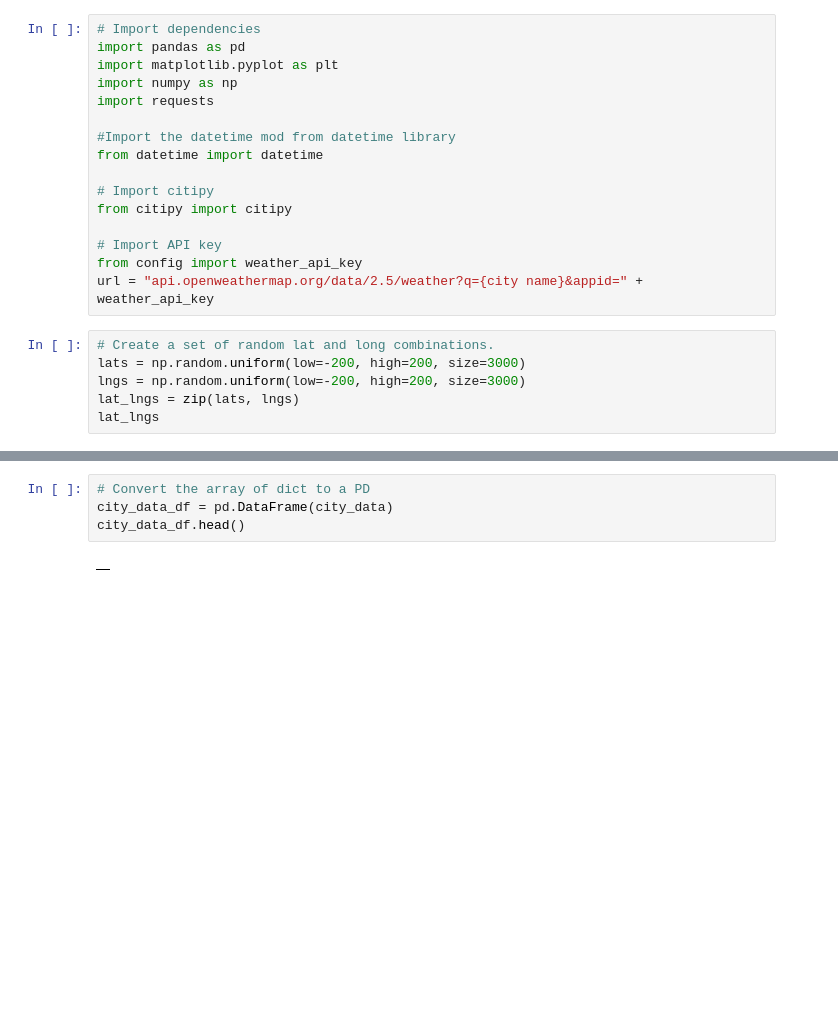
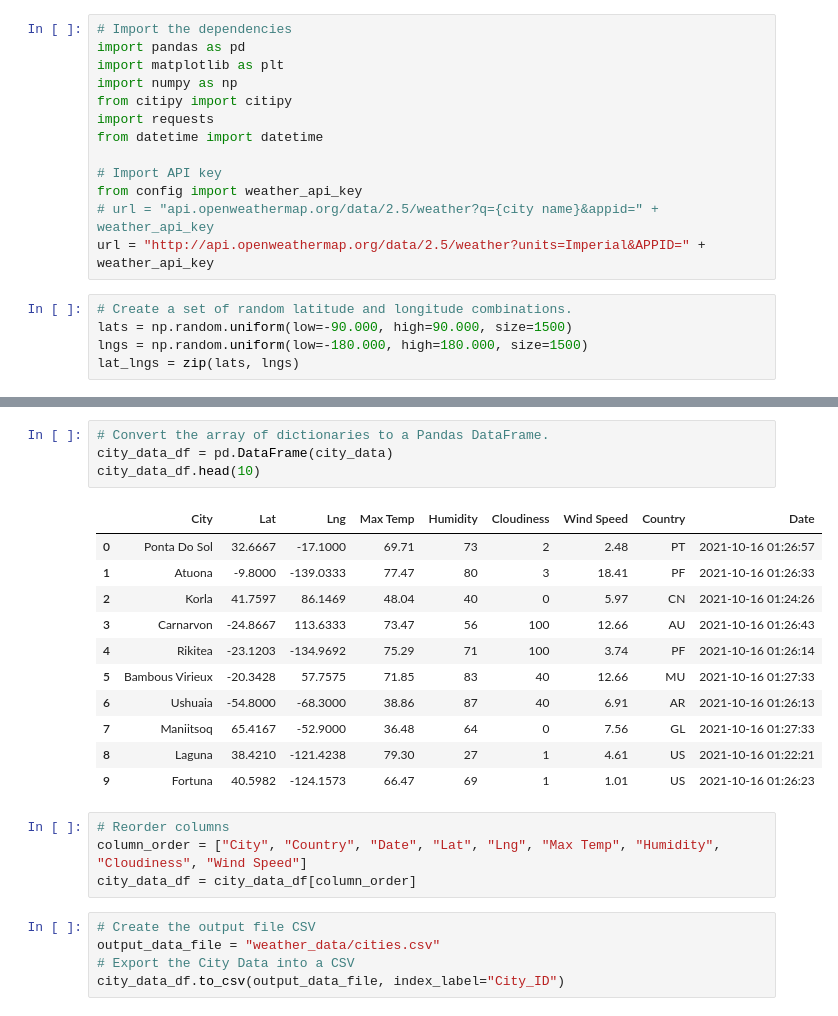
Before and after one commit to Rmccusker86/World_Weather_Analysis, a Jupyter notebook: WeatherPy.ipynb, the cells around one changed output, grey strips where cells are left out. Saved outputs shown, nothing was run; the diff lists cells and outputs as text; blank space fills up the shorter version.

```diff
--- a/WeatherPy.ipynb
+++ b/WeatherPy.ipynb
@@ -1,22 +1,18 @@
 # %%
-# Import dependencies
+# Import the dependencies
 import pandas as pd
-import matplotlib.pyplot as plt
+import matplotlib as plt
 import numpy as np
+from citipy import citipy
 import requests
-
-#Import the datetime mod from datetime library
 from datetime import datetime
-
-# Import citipy
-from citipy import citipy
 
 # Import API key
 from config import weather_api_key
-url = "api.openweathermap.org/data/2.5/weather?q={city name}&appid=" + weather_api_key
+# url = "api.openweathermap.org/data/2.5/weather?q={city name}&appid=" + weather_api_key
+url = "http://api.openweathermap.org/data/2.5/weather?units=Imperial&APPID=" + weather_api_key
 # %%
-# Create a set of random lat and long combinations.
-lats = np.random.uniform(low=-200, high=200, size=3000)
-lngs = np.random.uniform(low=-200, high=200, size=3000)
+# Create a set of random latitude and longitude combinations.
+lats = np.random.uniform(low=-90.000, high=90.000, size=1500)
+lngs = np.random.uniform(low=-180.000, high=180.000, size=1500)
 lat_lngs = zip(lats, lngs)
-lat_lngs
@@ -116,8 +113,27 @@ City not found. Skipping...
 Data Retrieval Complete
 -----------------------------
 # %%
-# Convert the array of dict to a PD
+# Convert the array of dictionaries to a Pandas DataFrame.
 city_data_df = pd.DataFrame(city_data)
-city_data_df.head()
+city_data_df.head(10)
 # %% [output]
-|  |
+|  | City | Lat | Lng | Max Temp | Humidity | Cloudiness | Wind Speed | Country | Date |
+| 0 | Ponta Do Sol | 32.6667 | -17.1000 | 69.71 | 73 | 2 | 2.48 | PT | 2021-10-16 01:26:57 |
+| 1 | Atuona | -9.8000 | -139.0333 | 77.47 | 80 | 3 | 18.41 | PF | 2021-10-16 01:26:33 |
+| 2 | Korla | 41.7597 | 86.1469 | 48.04 | 40 | 0 | 5.97 | CN | 2021-10-16 01:24:26 |
+| 3 | Carnarvon | -24.8667 | 113.6333 | 73.47 | 56 | 100 | 12.66 | AU | 2021-10-16 01:26:43 |
+| 4 | Rikitea | -23.1203 | -134.9692 | 75.29 | 71 | 100 | 3.74 | PF | 2021-10-16 01:26:14 |
+| 5 | Bambous Virieux | -20.3428 | 57.7575 | 71.85 | 83 | 40 | 12.66 | MU | 2021-10-16 01:27:33 |
+| 6 | Ushuaia | -54.8000 | -68.3000 | 38.86 | 87 | 40 | 6.91 | AR | 2021-10-16 01:26:13 |
+| 7 | Maniitsoq | 65.4167 | -52.9000 | 36.48 | 64 | 0 | 7.56 | GL | 2021-10-16 01:27:33 |
+| 8 | Laguna | 38.4210 | -121.4238 | 79.30 | 27 | 1 | 4.61 | US | 2021-10-16 01:22:21 |
+| 9 | Fortuna | 40.5982 | -124.1573 | 66.47 | 69 | 1 | 1.01 | US | 2021-10-16 01:26:23 |
+# %%
+# Reorder columns
+column_order = ["City", "Country", "Date", "Lat", "Lng", "Max Temp", "Humidity", "Cloudiness", "Wind Speed"]
+city_data_df = city_data_df[column_order]
+# %%
+# Create the output file CSV
+output_data_file = "weather_data/cities.csv"
+# Export the City Data into a CSV
+city_data_df.to_csv(output_data_file, index_label="City_ID")
```
Also changed, not shown: parts of 4 cells of this notebook, 1 other file.
